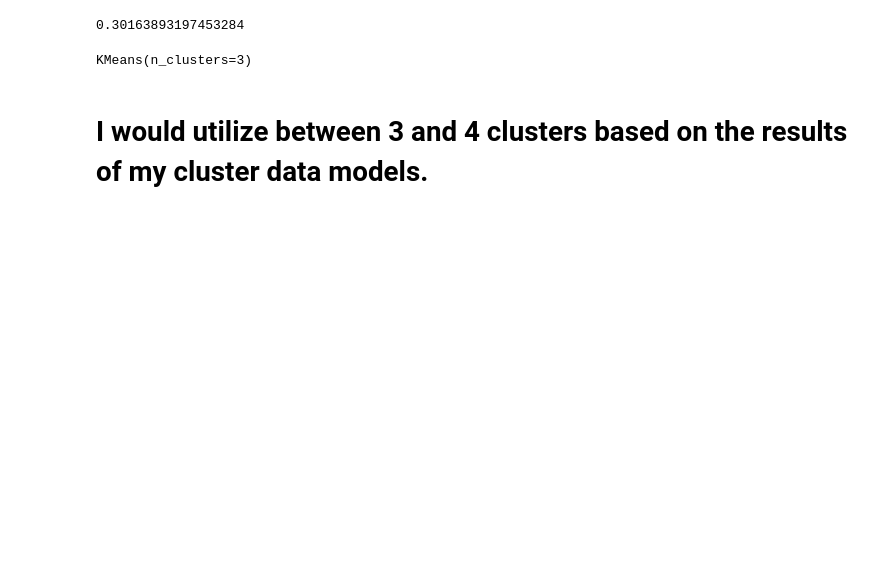
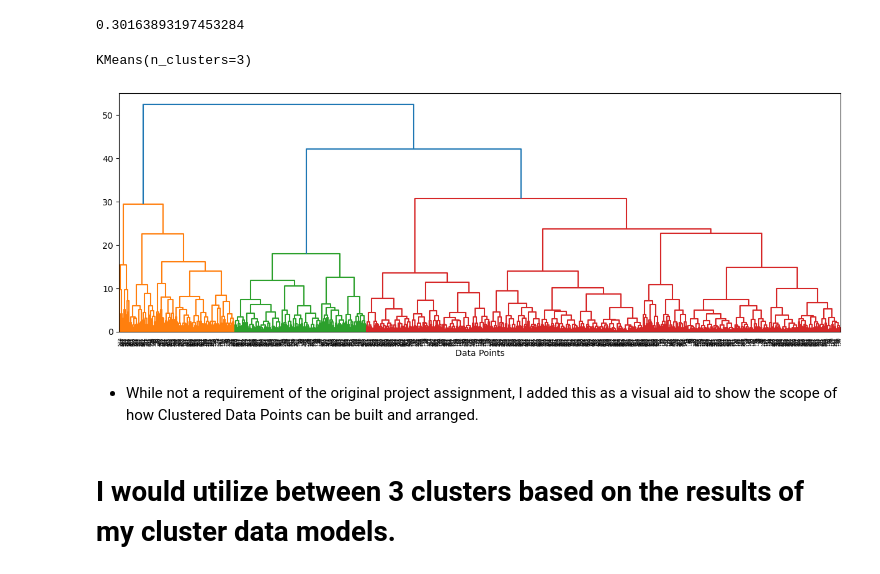
Before and after one commit to BrianArradondo/DS_Class_Assignments, a Jupyter notebook: KMeans Core 1.ipynb, the cells around one changed output. Drawn from its saved outputs; the diff is of its cells as text; code cells hidden in the pictures; blank space fills up the shorter version.

Commit message:
updates Project 2 - part 3

```diff
--- a/KMeans Core 1.ipynb
+++ b/KMeans Core 1.ipynb
@@ -93,5 +109,13 @@ kmeans2.fit(scaled_df)
 kmeans3.fit(scaled_df)
 # %% [output]
 KMeans(n_clusters=3)
+# %%
+plt.figure(figsize = (15, 5))
+sch.dendrogram(sch.linkage(scaled_df, method = "ward"))
+plt.xlabel("Data Points");
+# %% [output]
+[figure, added]
+# %% [markdown]
+- While not a requirement of the original project assignment, I added this as a visual aid to show the scope of how Clustered Data Points can be built and arranged.
 # %% [markdown]
-# I would utilize between 3 and 4 clusters based on the results of my cluster data models.
+# I would utilize between 3 clusters based on the results of my cluster data models.
```
Also changed, not shown: parts of 4 cells of this notebook, 2 other files.
